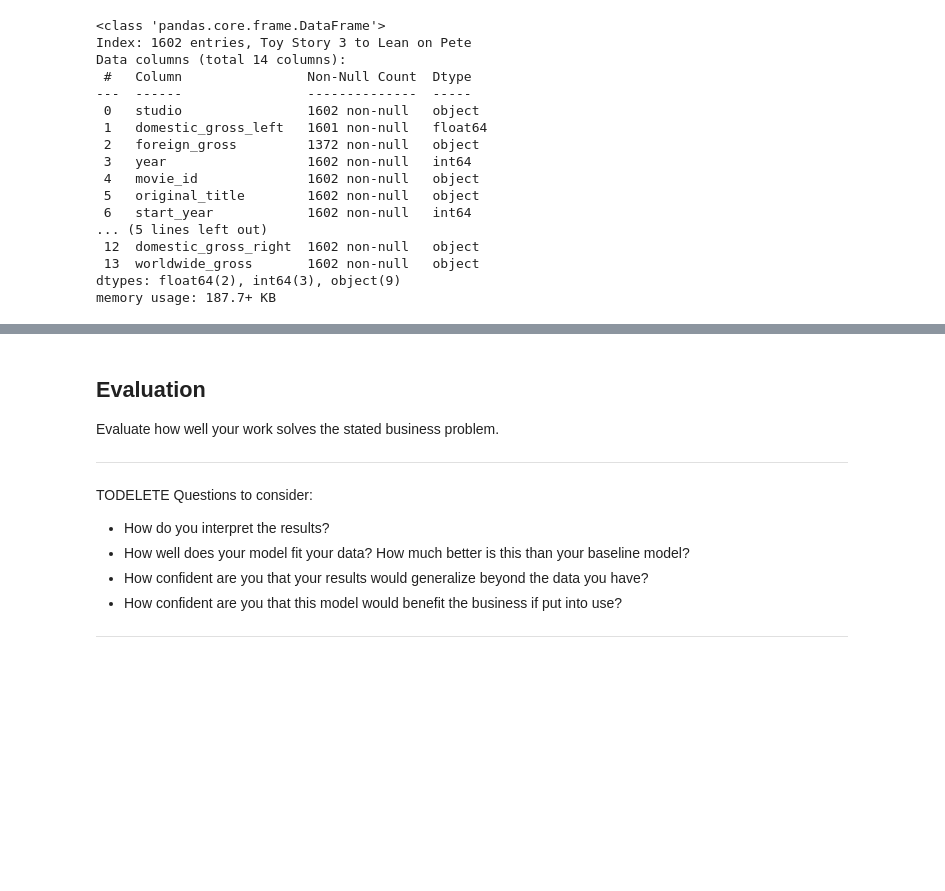
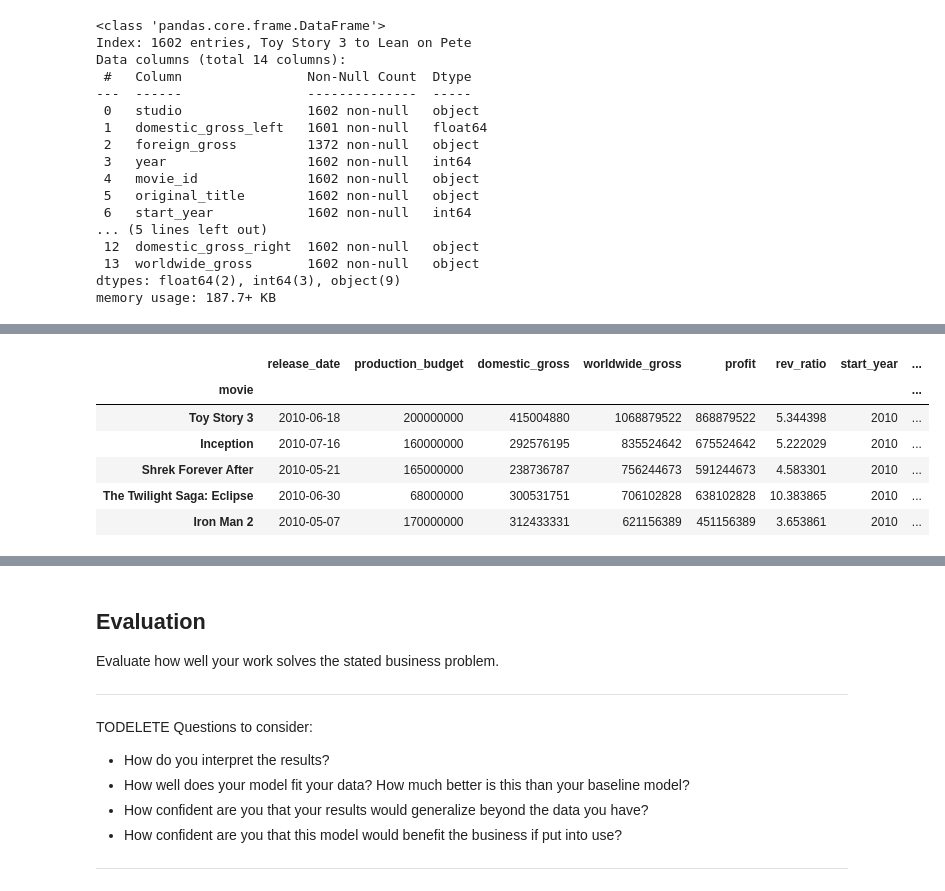
Before and after one commit to uijallen/Microsoft_Movie_Analysis, a Jupyter notebook: Microsoft_Movie_Analysis.ipynb, the cells around one changed output, grey strips where cells are left out. Cells and saved outputs as stored; diff of their text form; code cells hidden in the pictures; blank space fills up the shorter version.

```diff
--- a/Microsoft_Movie_Analysis.ipynb
+++ b/Microsoft_Movie_Analysis.ipynb
@@ -388,0 +410,7 @@ A couple of items stand out as obvious issues that need to be cleaned up.  First
+# %%
+# Changing the genres to be a list for each movie using a lambda function
+# Got an error with (lambda x: x.split(',') so we first need to check for the
+# presence of x before we run the split)
+movie_df['genres'] = movie_df['genres'].apply(lambda x: x.split(',')
+                                              if x else x)
+movie_df.head()
@@ -388,0 +427,14 @@ A couple of items stand out as obvious issues that need to be cleaned up.  First
+# %%
+money_cols = ['production_budget', 'domestic_gross', 'worldwide_gross']
+
+# Create a for loop to strip out the commas and dollar signs and change the
+# money_cols to 'int64'
+
+
+for col in money_cols:
+    movie_df[col] = movie_df[col].str.replace('$', '')
+    movie_df[col] = movie_df[col].str.replace(',', '').astype('int')
+
+# Check to ensure the for loop works
+display(movie_df.info())
+display(movie_df.head(1))
@@ -388,0 +462,4 @@ A couple of items stand out as obvious issues that need to be cleaned up.  First
+# %%
+# Use pd.to_datetime to convert the release date string to a date type
+movie_df['release_date'] = pd.to_datetime(movie_df['release_date'])
+movie_df.info()
@@ -388,0 +539,19 @@ A couple of items stand out as obvious issues that need to be cleaned up.  First
+# %%
+# Creating revenue_ratio and profit variables
+profit = (movie_df['worldwide_gross'] - movie_df['production_budget'])
+rev_ratio = (movie_df['worldwide_gross'] / movie_df['production_budget'])
+
+movie_df.insert(4, 'profit', profit)
+movie_df.insert(5, 'rev_ratio', rev_ratio)
+
+# Checking to ensure the columns were correctly input and the calculations
+# worked correctly
+movie_df.head()
+# %% [output]
+|  | release_date | production_budget | domestic_gross | worldwide_gross | profit | rev_ratio | start_year | ... |
+| movie |  |  |  |  |  |  |  | ... |
+| Toy Story 3 | 2010-06-18 | 200000000 | 415004880 | 1068879522 | 868879522 | 5.344398 | 2010 | ... |
+| Inception | 2010-07-16 | 160000000 | 292576195 | 835524642 | 675524642 | 5.222029 | 2010 | ... |
+| Shrek Forever After | 2010-05-21 | 165000000 | 238736787 | 756244673 | 591244673 | 4.583301 | 2010 | ... |
+| The Twilight Saga: Eclipse | 2010-06-30 | 68000000 | 300531751 | 706102828 | 638102828 | 10.383865 | 2010 | ... |
+| Iron Man 2 | 2010-05-07 | 170000000 | 312433331 | 621156389 | 451156389 | 3.653861 | 2010 | ... |
```
Also changed, not shown: parts of 31 cells of this notebook.
